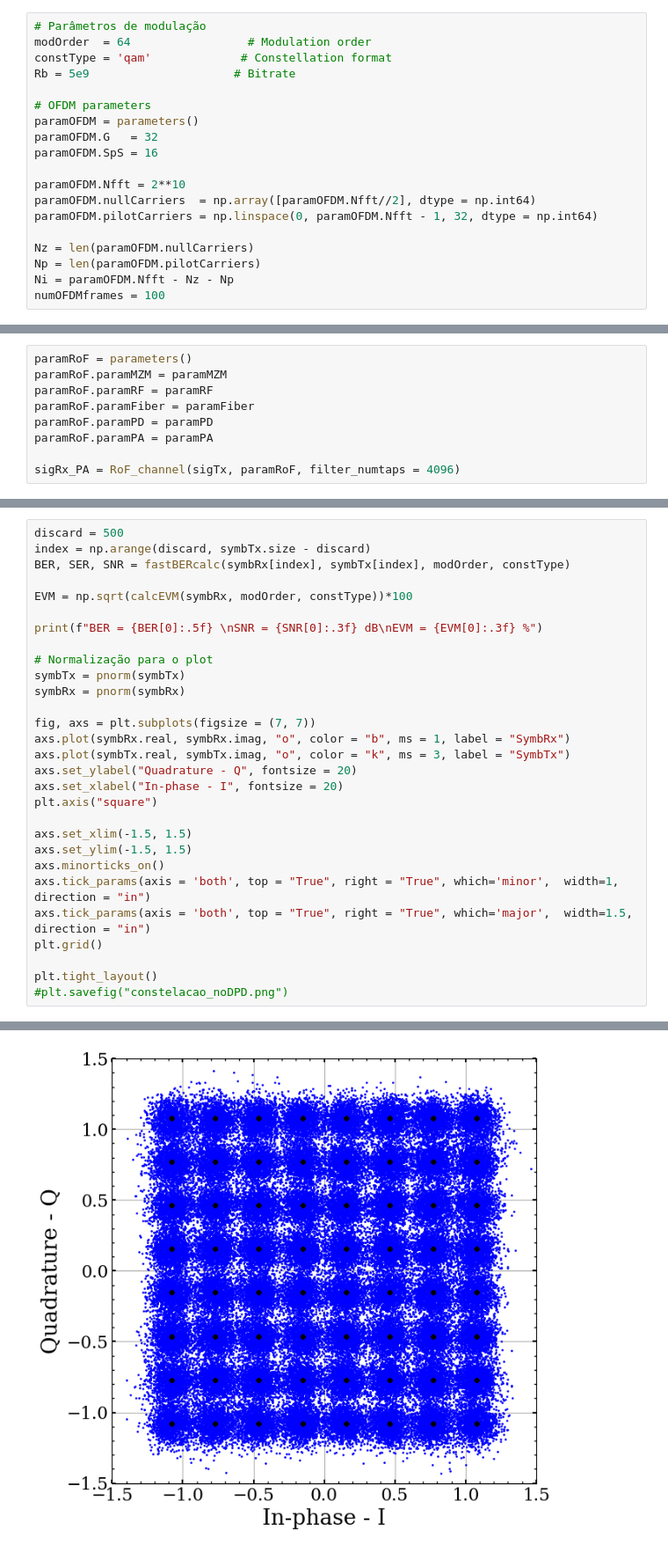
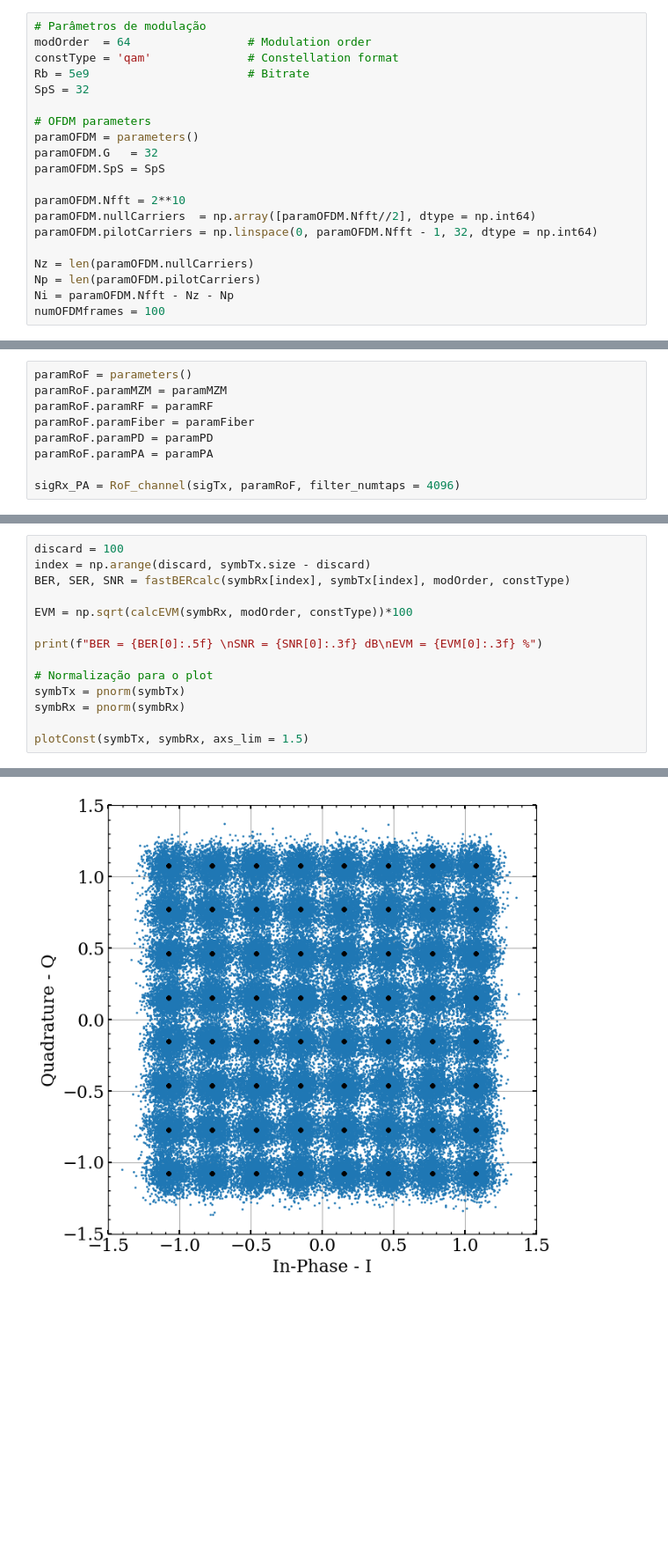
Before and after one commit to daniel7fontes/dpdPy, a Jupyter notebook: examples/basic_transmission.ipynb, the cells around one changed output, grey strips where cells are left out. Shown at 88% size. Saved outputs shown, nothing was run; the diff lists cells and outputs as text; blank space fills up the shorter version.

Commit message:
Update plot functions

```diff
--- a/examples/basic_transmission.ipynb
+++ b/examples/basic_transmission.ipynb
@@ -41,13 +37,14 @@ plt.rcParams["font.family"] = "serif"
 # %%
 # Parâmetros de modulação
 modOrder  = 64                 # Modulation order
-constType = 'qam'             # Constellation format
-Rb = 5e9                     # Bitrate
+constType = 'qam'              # Constellation format
+Rb = 5e9                       # Bitrate
+SpS = 32
 
 # OFDM parameters
 paramOFDM = parameters()
 paramOFDM.G   = 32
-paramOFDM.SpS = 16
+paramOFDM.SpS = SpS
 
 paramOFDM.Nfft = 2**10
 paramOFDM.nullCarriers  = np.array([paramOFDM.Nfft//2], dtype = np.int64)
@@ -183,5 +179,5 @@ symbRx = demodulateOFDM(symbRx_OFDM, paramOFDM)
 # %%
-discard = 500
+discard = 100
 index = np.arange(discard, symbTx.size - discard)
 BER, SER, SNR = fastBERcalc(symbRx[index], symbTx[index], modOrder, constType)
 
@@ -193,20 +189,5 @@ print(f"BER = {BER[0]:.5f} \nSNR = {SNR[0]:.3f} dB\nEVM = {EVM[0]:.3f} %")
 symbTx = pnorm(symbTx)
 symbRx = pnorm(symbRx)
 
-fig, axs = plt.subplots(figsize = (7, 7))
-axs.plot(symbRx.real, symbRx.imag, "o", color = "b", ms = 1, label = "SymbRx")
-axs.plot(symbTx.real, symbTx.imag, "o", color = "k", ms = 3, label = "SymbTx")
-axs.set_ylabel("Quadrature - Q", fontsize = 20)
-axs.set_xlabel("In-phase - I", fontsize = 20)
-plt.axis("square")
-
-axs.set_xlim(-1.5, 1.5)
-axs.set_ylim(-1.5, 1.5)
-axs.minorticks_on()
-axs.tick_params(axis = 'both', top = "True", right = "True", which='minor',  width=1, direction = "in")
-axs.tick_params(axis = 'both', top = "True", right = "True", which='major',  width=1.5, direction = "in")
-plt.grid()
-
-plt.tight_layout()
-#plt.savefig("constelacao_noDPD.png")
+plotConst(symbTx, symbRx, axs_lim = 1.5)
 # %% [output]
@@ -216 +197 @@ EVM = 10.008 %
-[figure, old version]
+[figure, new version]
```
Also changed, not shown: parts of 20 cells of this notebook, 13 other files.
